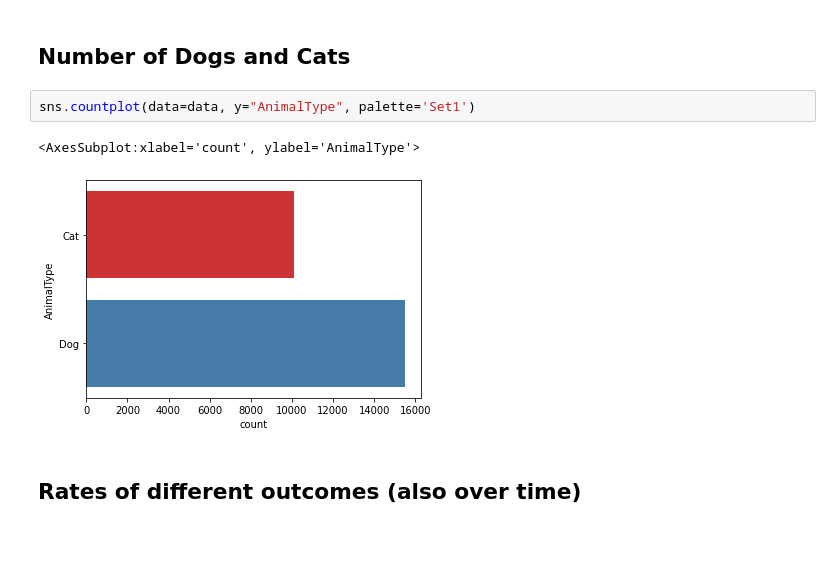
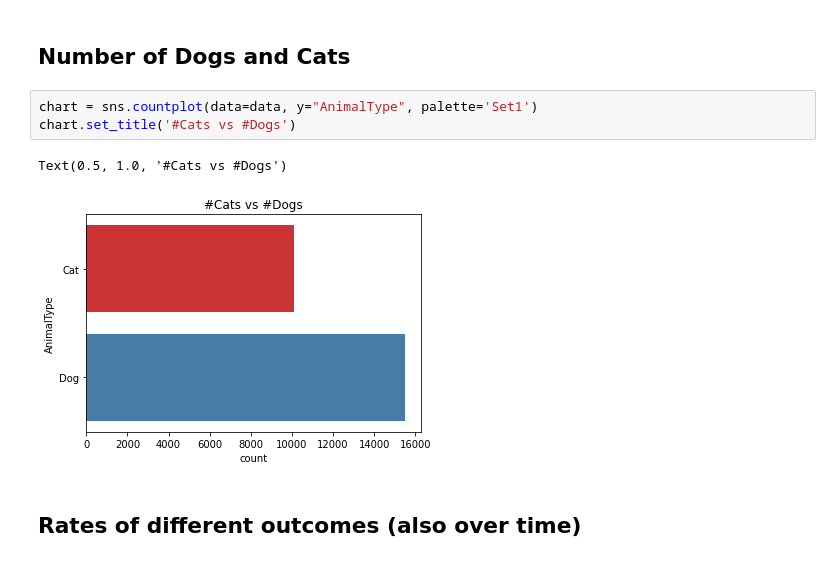
Before and after one commit to DavidSiegl/Animal-Shelter-Analysis, a Jupyter notebook: exploratory data analysis.ipynb, the cells around one changed output. Drawn from its saved outputs; the diff is of its cells as text.

```diff
--- a/exploratory data analysis.ipynb
+++ b/exploratory data analysis.ipynb
@@ -72,10 +77,11 @@ Clearly on the weekends there are more adoptions happening.
 # %% [markdown]
 ## Number of Dogs and Cats
 # %%
-sns.countplot(data=data, y="AnimalType", palette='Set1')
+chart = sns.countplot(data=data, y="AnimalType", palette='Set1')
+chart.set_title('#Cats vs #Dogs')
 # %% [output]
-<AxesSubplot:xlabel='count', ylabel='AnimalType'>
+Text(0.5, 1.0, '#Cats vs #Dogs')
-[figure, old version]
+[figure, new version]
 # %% [markdown]
 ## Rates of different outcomes (also over time)
 # %%
```
Also changed, not shown: parts of 18 cells of this notebook.
